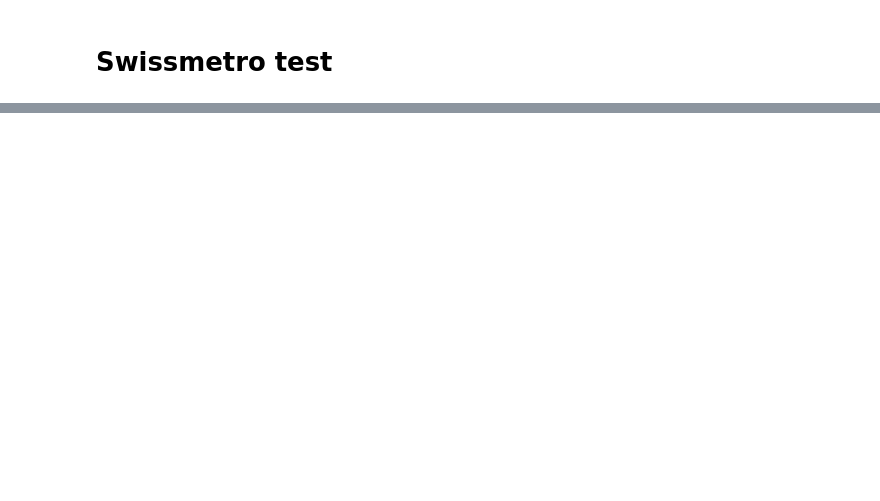
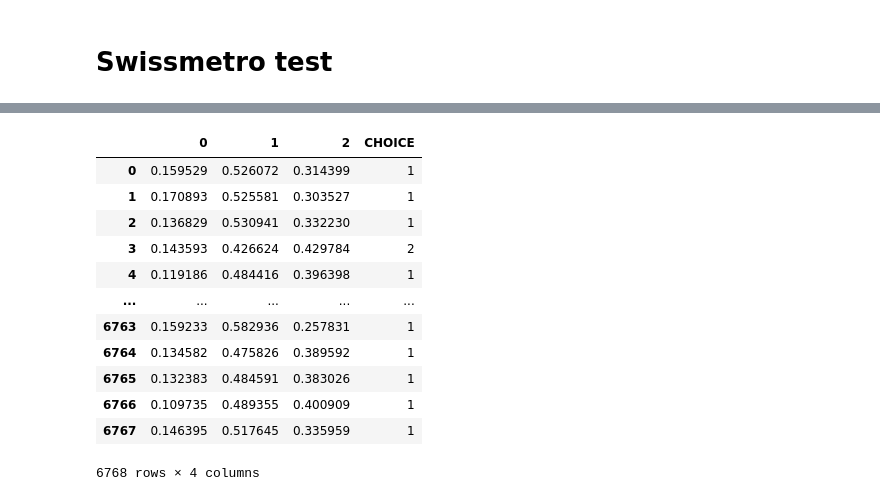
Before and after one commit to mwong009/pycmtensor, a Jupyter notebook: swissmetro_test.ipynb, the cells around one changed output, grey strips where cells are left out. Cells and saved outputs as stored; diff of their text form; code cells hidden in the pictures; blank space fills up the shorter version.

```diff
--- a/swissmetro_test.ipynb
+++ b/swissmetro_test.ipynb
@@ -70,0 +58,12 @@ result.print_correlation_matrix()
+# %%
+# train function
+model = cmt.train(
+    mymodel, database=db, optimizer=Adam, batch_size=128, max_epoch=499, notebook=True
+)
+
+with open("myModel.pkl", "rb") as f:
+    model = pickle.load(f)
+
+result = Results(model, db, show_weights=True)
+result.print_beta_statistics()
+result.print_correlation_matrix()
@@ -131,15 +159,29 @@ Image("viz/print.png", width="80%")
 # %%
 from pycmtensor.results import Predict
 from pycmtensor.pycmtensor import PyCMTensorModel
 import dill as pickle
-
+import pandas as pd
 
 class MNLmodel(PyCMTensorModel):
     def __init__(self, db):
         super().__init__(db)
 
 
 with open("myModel.pkl", "rb") as f:
     model = pickle.load(f)
 
-Predict(model, db).choices()
+pd.concat((Predict(model, db).probs(), Predict(model, db).choices()), axis=1)
+# %% [output]
+|  | 0 | 1 | 2 | CHOICE |
+| 0 | 0.159529 | 0.526072 | 0.314399 | 1 |
+| 1 | 0.170893 | 0.525581 | 0.303527 | 1 |
+| 2 | 0.136829 | 0.530941 | 0.332230 | 1 |
+| 3 | 0.143593 | 0.426624 | 0.429784 | 2 |
+| 4 | 0.119186 | 0.484416 | 0.396398 | 1 |
+| ... | ... | ... | ... | ... |
+| 6763 | 0.159233 | 0.582936 | 0.257831 | 1 |
+| 6764 | 0.134582 | 0.475826 | 0.389592 | 1 |
+| 6765 | 0.132383 | 0.484591 | 0.383026 | 1 |
+| 6766 | 0.109735 | 0.489355 | 0.400909 | 1 |
+| 6767 | 0.146395 | 0.517645 | 0.335959 | 1 |
+6768 rows × 4 columns
```
Also changed, not shown: parts of 6 cells of this notebook, 1 other file.
